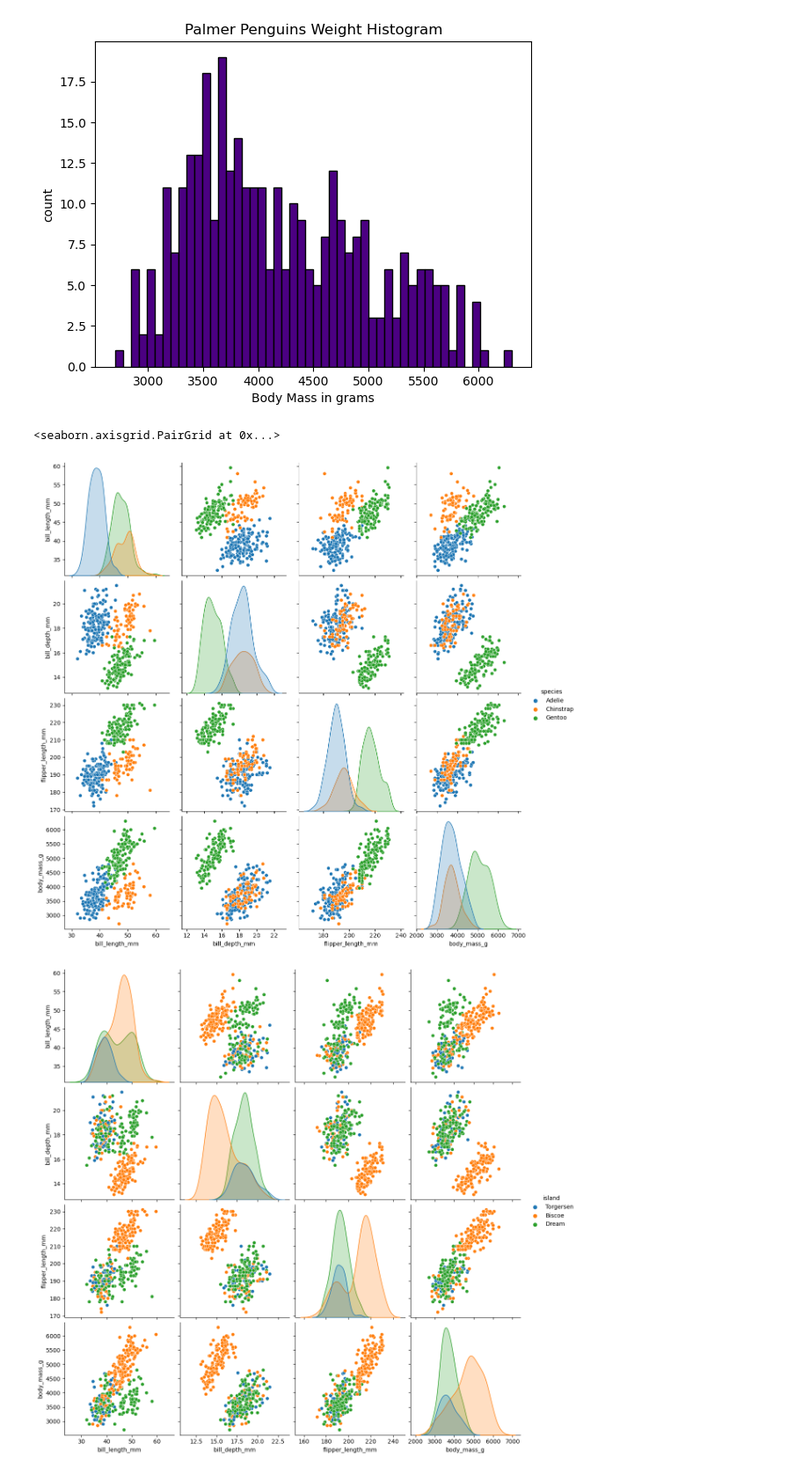
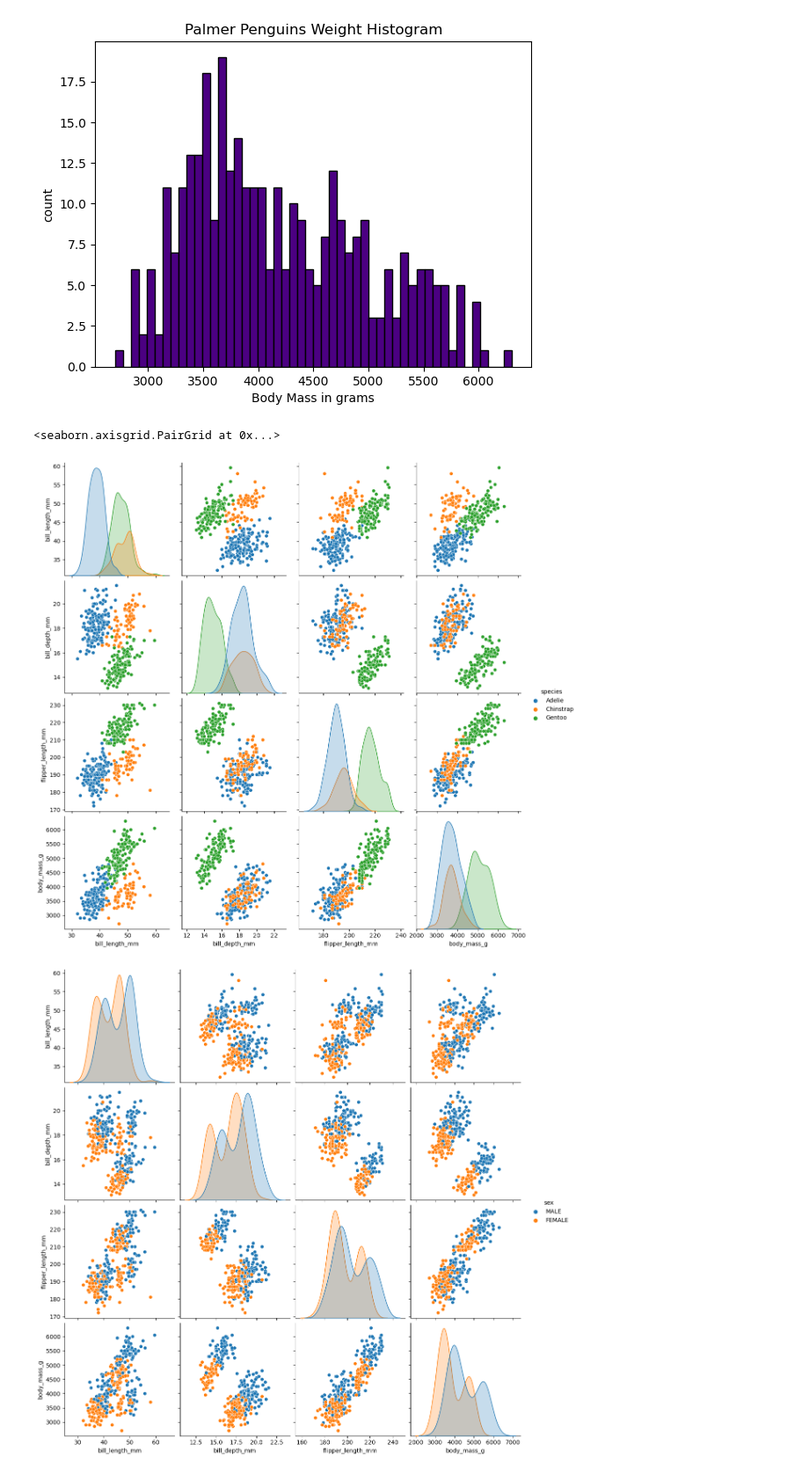
Before and after one commit to FabianeCancian/PDFA-project, a Jupyter notebook: project.ipynb, the cells around one changed output. Shown at 88% size. Drawn from its saved outputs; the diff is of its cells as text; code cells hidden in the pictures.

Commit message:
Plots explanation

```diff
--- a/project.ipynb
+++ b/project.ipynb
@@ -128,8 +128,8 @@ Text(0, 0.5, 'count')
 # %%
 #Now let's analyse caracteristics according to the species.
 sns.pairplot(dataset, hue='species', height=3, diag_kind="kde")
-sns.pairplot(dataset,hue='island',  height=3)
+sns.pairplot(dataset,hue='sex',  height=3)
 # %% [output]
 <seaborn.axisgrid.PairGrid at 0x...>
 [figure]
-[figure, old version]
+[figure, new version]
```
Also changed, not shown: parts of 2 cells of this notebook.
